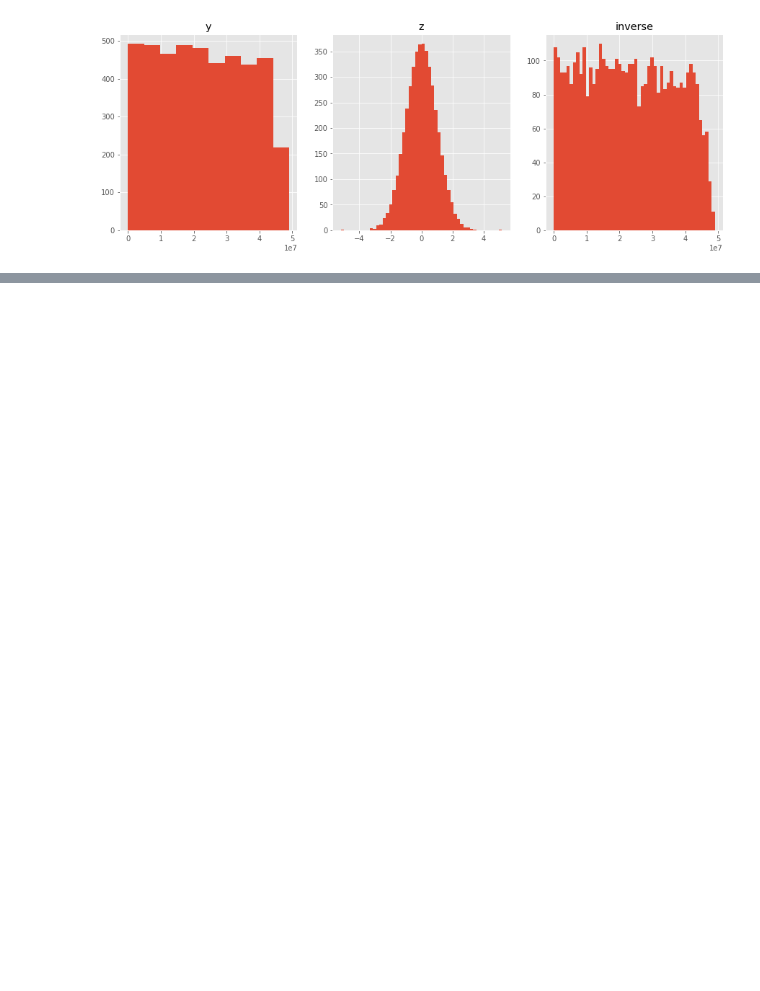
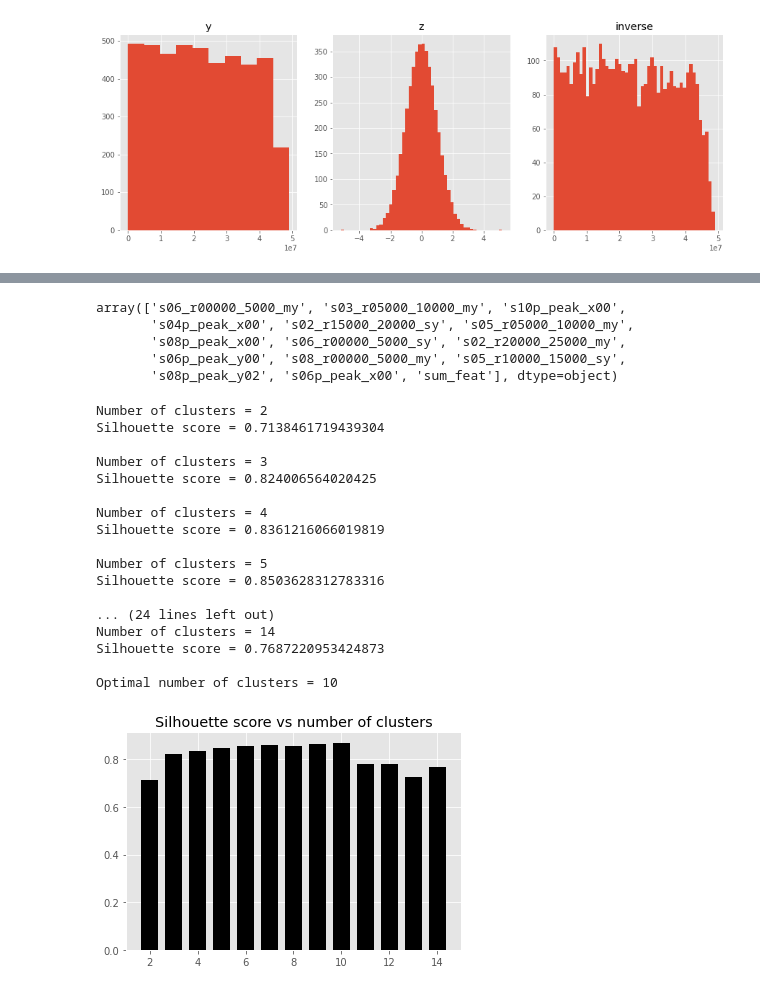
Before and after one commit to RvsL/kaggle, a Jupyter notebook: eruptions2.ipynb, the cells around one changed output, grey strips where cells are left out. Cells and saved outputs as stored; diff of their text form; code cells hidden in the pictures; blank space fills up the shorter version.

```diff
--- a/eruptions2.ipynb
+++ b/eruptions2.ipynb
@@ -307,0 +284,65 @@ CMakeCache.txt  CMakeFiles  cmake_install.cmake  Makefile
+# %%
+t['feature'].values
+# %% [output]
+array(['s06_r00000_5000_my', 's03_r05000_10000_my', 's10p_peak_x00',
+       's04p_peak_x00', 's02_r15000_20000_sy', 's05_r05000_10000_my',
+       's08p_peak_x00', 's06_r00000_5000_sy', 's02_r20000_25000_my',
+       's06p_peak_y00', 's08_r00000_5000_my', 's05_r10000_15000_sy',
+       's08p_peak_y02', 's06p_peak_x00', 'sum_feat'], dtype=object)
+# %%
+clfeat = ['s06_r00000_5000_my', 's03_r05000_10000_my', 's10p_peak_x00',
+       's04p_peak_x00', 's02_r15000_20000_sy', 's05_r05000_10000_my',
+       's08p_peak_x00', 's06_r00000_5000_sy', 's02_r20000_25000_my',
+       's06p_peak_y00', 's08_r00000_5000_my', 's05_r10000_15000_sy',
+       's08p_peak_y02', 's06p_peak_x00', 'sum_feat']
+
+from sklearn import metrics
+from sklearn.cluster import KMeans
+
+# Initialize variables
+scores = []
+values = np.arange(2, 15)
+
+X = t4m[clfeat].values
+# Iterate through the defined range
+for num_clusters in values:
+    # Train the KMeans clustering model
+    kmeans = KMeans(init='k-means++', n_clusters=num_clusters, n_init=10)
+    kmeans.fit(X)
+    score = metrics.silhouette_score(X, kmeans.labels_,
+                metric='euclidean', sample_size=len(X))
+
+    print("\nNumber of clusters =", num_clusters)
+    print("Silhouette score =", score)
+
+    scores.append(score)
+
+# Plot silhouette scores
+plt.figure()
+plt.bar(values, scores, width=0.7, color='black', align='center')
+plt.title('Silhouette score vs number of clusters')
+
+# Extract best score and optimal number of clusters
+num_clusters = np.argmax(scores) + values[0]
+print('\nOptimal number of clusters =', num_clusters)
+
+plt.show()
+# %% [output]
+Number of clusters = 2
+Silhouette score = 0.7138461719439304
+
+Number of clusters = 3
+Silhouette score = 0.824006564020425
+
+Number of clusters = 4
+Silhouette score = 0.8361216066019819
+
+Number of clusters = 5
+Silhouette score = 0.8503628312783316
+
+... (24 lines left out)
+Number of clusters = 14
+Silhouette score = 0.7687220953424873
+
+Optimal number of clusters = 10
+[figure, added]
```
Also changed, not shown: parts of 10 cells of this notebook.
